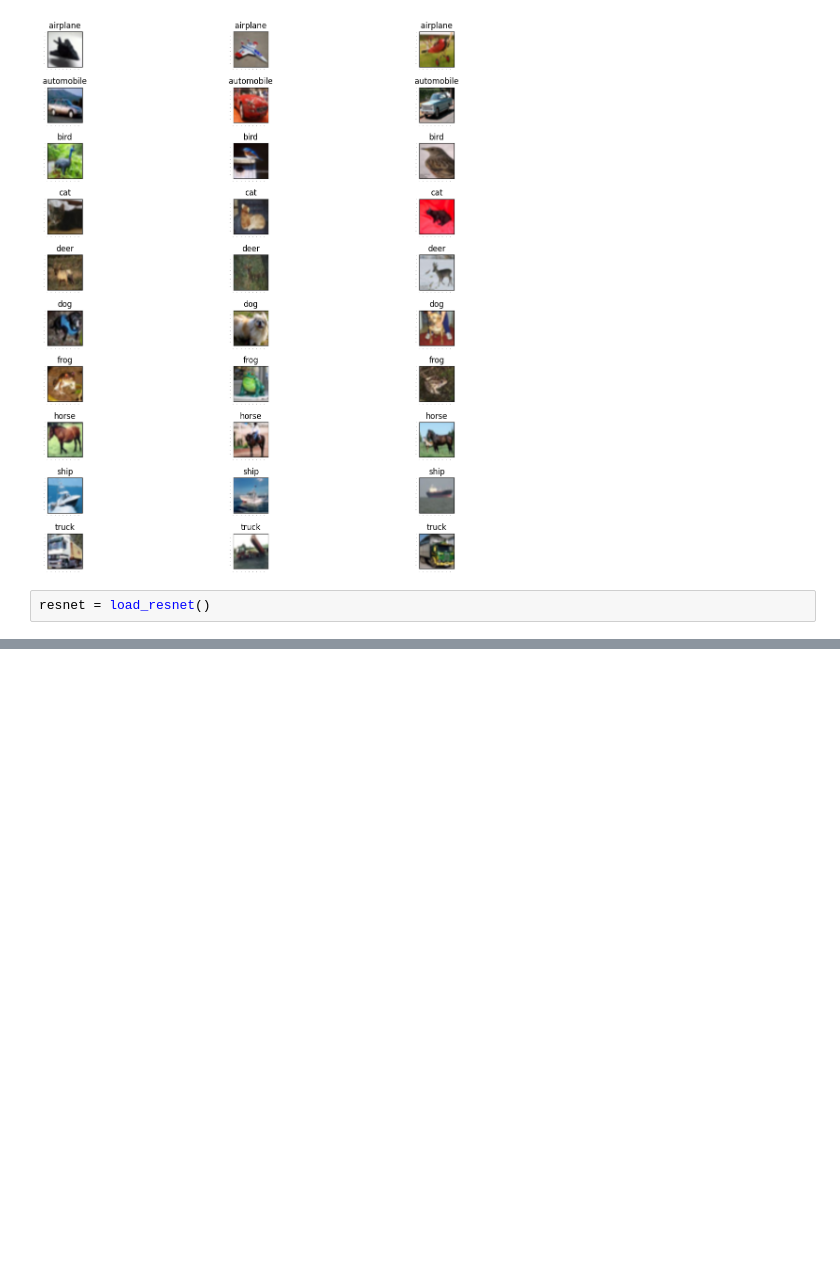
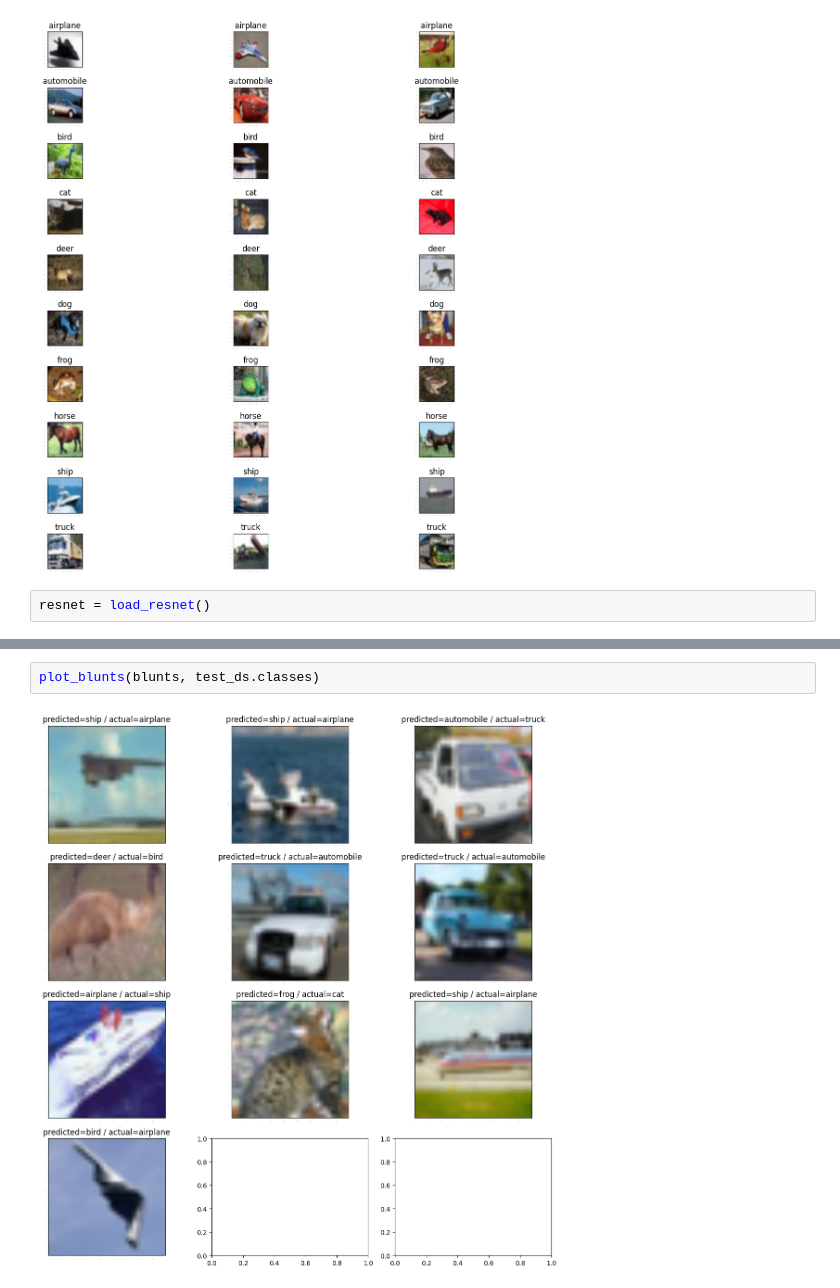
Before and after one commit to tglanz/bsc, a Jupyter notebook: 2024b-22961/mmn15/mmn15.ipynb, the cells around one changed output, grey strips where cells are left out. Drawn from its saved outputs; the diff is of its cells as text; blank space fills up the shorter version.

```diff
--- a/2024b-22961/mmn15/mmn15.ipynb
+++ b/2024b-22961/mmn15/mmn15.ipynb
@@ -496,0 +568,4 @@ plot_model_stats(training_accuracy_per_batch, eval_accuracy_distribution)
+# %%
+plot_blunts(blunts, test_ds.classes)
+# %% [output]
+[figure, added]
```
Also changed, not shown: parts of 18 cells of this notebook.
